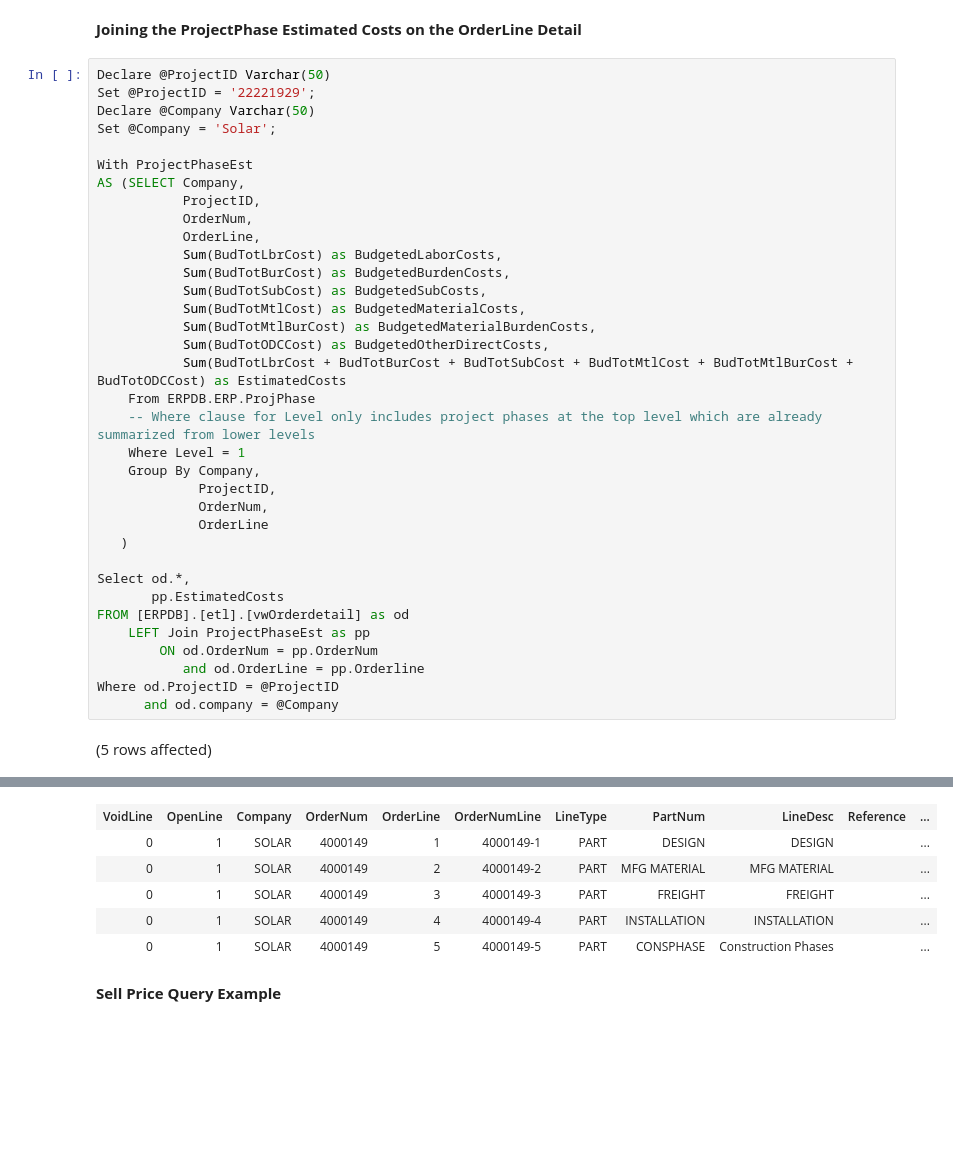
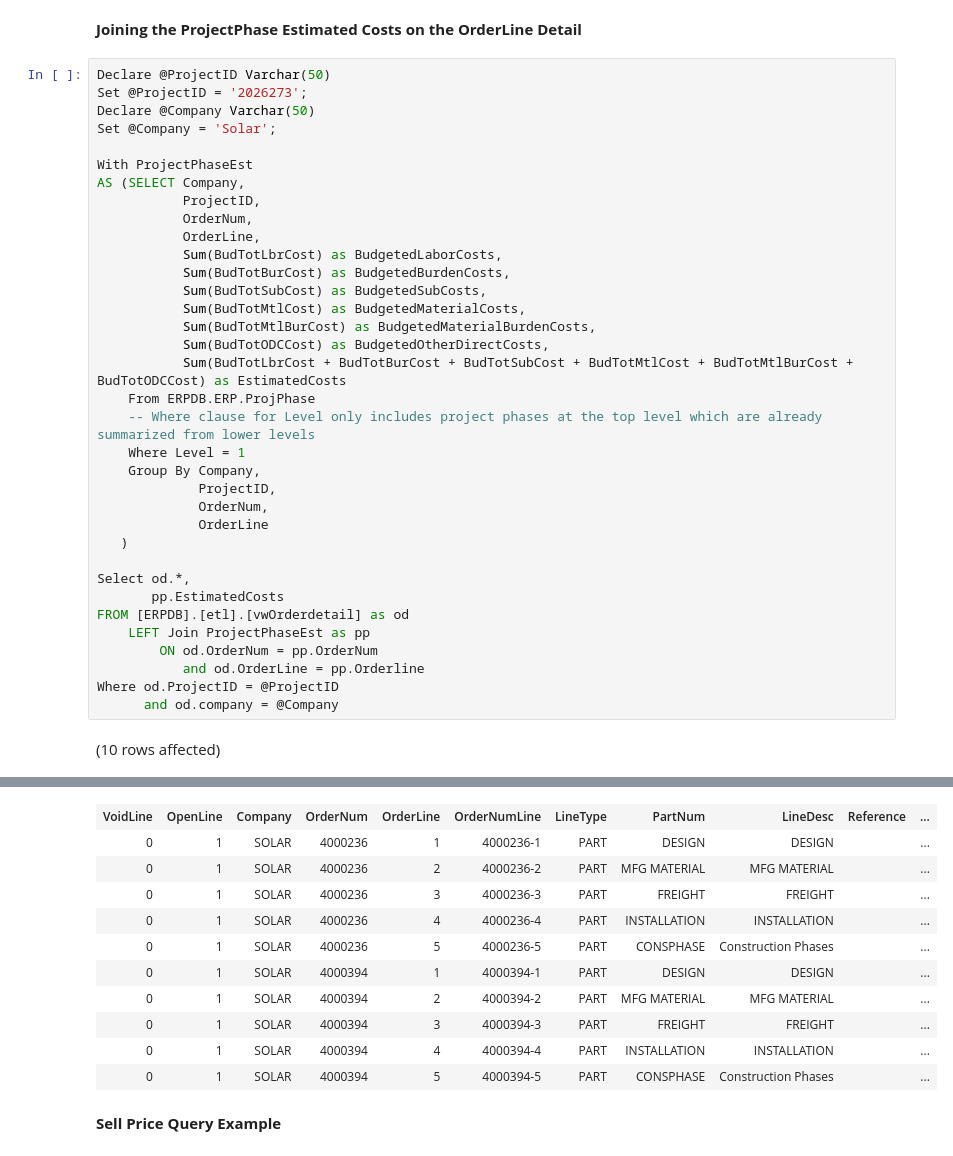
Before and after one commit to mdelisio/SQL-Scripts, a Jupyter notebook: TS South GM Report/GM Report Tables.ipynb, the cells around one changed output, grey strips where cells are left out. Saved outputs shown, nothing was run; the diff lists cells and outputs as text; blank space fills up the shorter version.

Commit message:
Updated GM Report Tables Notebook

```diff
--- a/TS South GM Report/GM Report Tables.ipynb
+++ b/TS South GM Report/GM Report Tables.ipynb
@@ -131,7 +345,7 @@ Total execution time: 00:00:08.191
 **Joining the ProjectPhase Estimated Costs on the OrderLine Detail**
 # %%
 Declare @ProjectID Varchar(50)
-Set @ProjectID = '22221929';
+Set @ProjectID = '2026273';
 Declare @Company Varchar(50)
 Set @Company = 'Solar';
 
@@ -165,4 +379,4 @@ FROM [ERPDB].[etl].[vwOrderdetail] as od
 Where od.ProjectID = @ProjectID
       and od.company = @Company
 # %% [output]
-(5 rows affected)
+(10 rows affected)
@@ -170,9 +384,14 @@ Total execution time: 00:00:00.118
 | VoidLine | OpenLine | Company | OrderNum | OrderLine | OrderNumLine | LineType | PartNum | LineDesc | Reference | ... |
-| 0 | 1 | SOLAR | 4000149 | 1 | 4000149-1 | PART | DESIGN | DESIGN |  | ... |
-| 0 | 1 | SOLAR | 4000149 | 2 | 4000149-2 | PART | MFG MATERIAL | MFG MATERIAL |  | ... |
-| 0 | 1 | SOLAR | 4000149 | 3 | 4000149-3 | PART | FREIGHT | FREIGHT |  | ... |
-| 0 | 1 | SOLAR | 4000149 | 4 | 4000149-4 | PART | INSTALLATION | INSTALLATION |  | ... |
-| 0 | 1 | SOLAR | 4000149 | 5 | 4000149-5 | PART | CONSPHASE | Construction Phases |  | ... |
+| 0 | 1 | SOLAR | 4000236 | 1 | 4000236-1 | PART | DESIGN | DESIGN |  | ... |
+| 0 | 1 | SOLAR | 4000236 | 2 | 4000236-2 | PART | MFG MATERIAL | MFG MATERIAL |  | ... |
+| 0 | 1 | SOLAR | 4000236 | 3 | 4000236-3 | PART | FREIGHT | FREIGHT |  | ... |
+| 0 | 1 | SOLAR | 4000236 | 4 | 4000236-4 | PART | INSTALLATION | INSTALLATION |  | ... |
+| 0 | 1 | SOLAR | 4000236 | 5 | 4000236-5 | PART | CONSPHASE | Construction Phases |  | ... |
+| 0 | 1 | SOLAR | 4000394 | 1 | 4000394-1 | PART | DESIGN | DESIGN |  | ... |
+| 0 | 1 | SOLAR | 4000394 | 2 | 4000394-2 | PART | MFG MATERIAL | MFG MATERIAL |  | ... |
+| 0 | 1 | SOLAR | 4000394 | 3 | 4000394-3 | PART | FREIGHT | FREIGHT |  | ... |
+| 0 | 1 | SOLAR | 4000394 | 4 | 4000394-4 | PART | INSTALLATION | INSTALLATION |  | ... |
+| 0 | 1 | SOLAR | 4000394 | 5 | 4000394-5 | PART | CONSPHASE | Construction Phases |  | ... |
 # %% [markdown]
 **Sell Price Query Example**
 # %%
```
Also changed, not shown: parts of 6 cells of this notebook.
